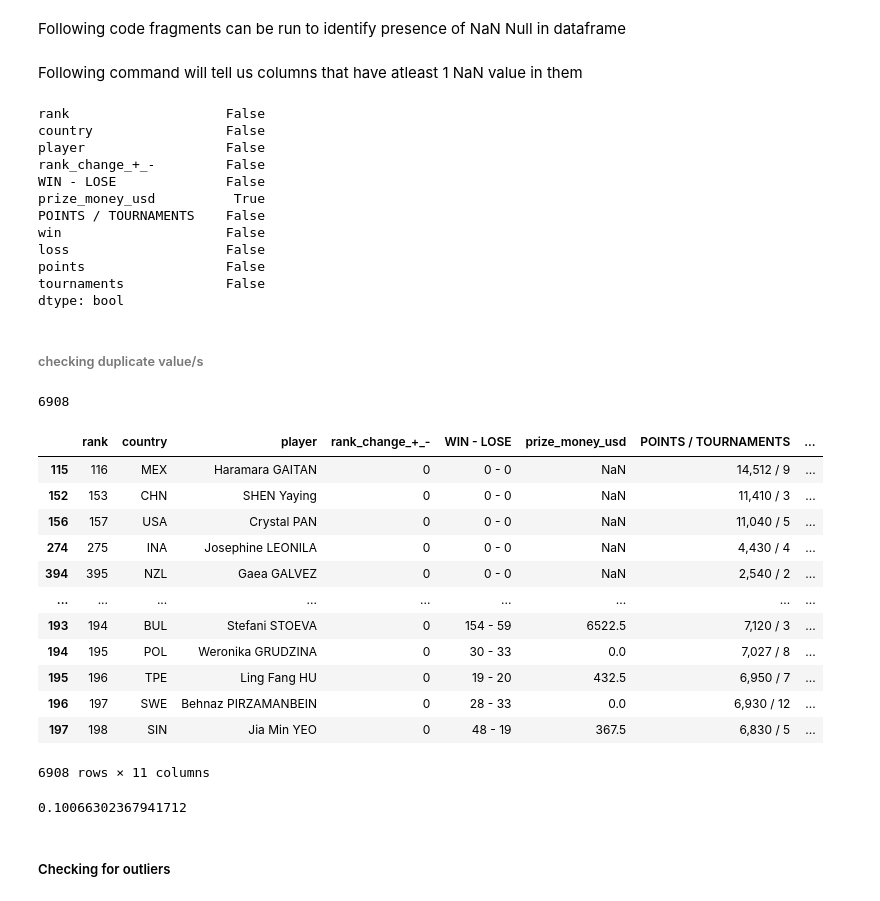
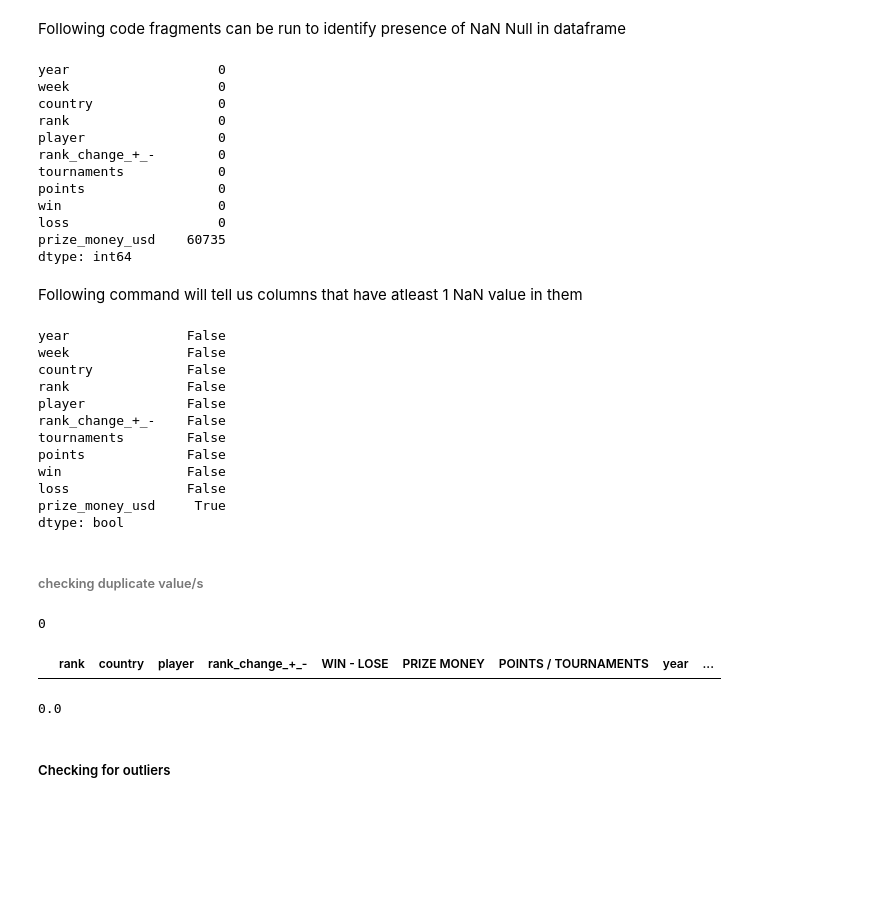
Before and after one commit to sdaphtardar/bwf-data, a Jupyter notebook: Data_Analysis_BWF-data.ipynb, the cells around one changed output. Cells and saved outputs as stored; diff of their text form; code cells hidden in the pictures; blank space fills up the shorter version.

```diff
--- a/Data_Analysis_BWF-data.ipynb
+++ b/Data_Analysis_BWF-data.ipynb
@@ -477,0 +528,2 @@ df.sample(7)
+# %%
+df['week_new']=df['week_new'].astype('int32')
@@ -517,2 +605,4 @@ df['year']=df['year'].astype('int')
+# %%
+df_new=df[['year', 'week_new','country','rank', 'player', 'rank_change_+_-','tournaments','points','win','loss','prize_money_usd' ]]
 # %% [markdown]
 ###### Test
@@ -565,2 +625,0 @@ Name: week, dtype: object
-# %%
-df['week']=df['week'].map(lambda x:x[1:])
@@ -578,2 +626,4 @@ df.sample(7)
+# %%
+df_new=df_new.rename(columns={'week_new':'week'})
 # %% [markdown]
 ###### Test
@@ -626,50 +657,51 @@ KeyError: "['change_+_-'] not in index"
 # %% [markdown]
 Following code fragments can be run to identify presence of NaN Null in dataframe
 # %%
-df.isnull().sum()
+df_new.isnull().sum()
+# %% [output]
+year                   0
+week                   0
+country                0
+rank                   0
+player                 0
+rank_change_+_-        0
+tournaments            0
+points                 0
+win                    0
+loss                   0
+prize_money_usd    60735
+dtype: int64
 # %% [markdown]
 Following command will tell us columns that have atleast 1 NaN value in them
 # %%
-df.isnull().any(axis=0)
+df_new.isnull().any(axis=0)
 # %% [output]
-rank                    False
-country                 False
-player                  False
-rank_change_+_-         False
-WIN - LOSE              False
-prize_money_usd          True
-POINTS / TOURNAMENTS    False
-win                     False
-loss                    False
-points                  False
-tournaments             False
+year               False
+week               False
+country            False
+rank               False
+player             False
+rank_change_+_-    False
+tournaments        False
+points             False
+win                False
+loss               False
+prize_money_usd     True
 dtype: bool
 # %% [markdown]
 ###### checking duplicate value/s
 # %%
-sum(df.duplicated())
+sum(df_new.duplicated())
 # %% [output]
-6908
+0
 # %%
-df[df.duplicated()]
+df[df_new.duplicated()]
 # %% [output]
-|  | rank | country | player | rank_change_+_- | WIN - LOSE | prize_money_usd | POINTS / TOURNAMENTS | ... |
-| 115 | 116 | MEX | Haramara GAITAN | 0 | 0 - 0 | NaN | 14,512 / 9 | ... |
-| 152 | 153 | CHN | SHEN Yaying | 0 | 0 - 0 | NaN | 11,410 / 3 | ... |
-| 156 | 157 | USA | Crystal PAN | 0 | 0 - 0 | NaN | 11,040 / 5 | ... |
-| 274 | 275 | INA | Josephine LEONILA | 0 | 0 - 0 | NaN | 4,430 / 4 | ... |
-| 394 | 395 | NZL | Gaea GALVEZ | 0 | 0 - 0 | NaN | 2,540 / 2 | ... |
-| ... | ... | ... | ... | ... | ... | ... | ... | ... |
-| 193 | 194 | BUL | Stefani STOEVA | 0 | 154 - 59 | 6522.5 | 7,120 / 3 | ... |
-| 194 | 195 | POL | Weronika GRUDZINA | 0 | 30 - 33 | 0.0 | 7,027 / 8 | ... |
-| 195 | 196 | TPE | Ling Fang HU | 0 | 19 - 20 | 432.5 | 6,950 / 7 | ... |
-| 196 | 197 | SWE | Behnaz PIRZAMANBEIN | 0 | 28 - 33 | 0.0 | 6,930 / 12 | ... |
-| 197 | 198 | SIN | Jia Min YEO | 0 | 48 - 19 | 367.5 | 6,830 / 5 | ... |
+|  | rank | country | player | rank_change_+_- | WIN - LOSE | PRIZE MONEY | POINTS / TOURNAMENTS | year | ... |
-6908 rows × 11 columns
 # %%
-sum(df.duplicated()) / df.shape[0]
+sum(df_new.duplicated()) / df_new.shape[0]
 # %% [output]
-0.10066302367941712
+0.0
 # %% [markdown]
 ##### Checking for outliers
 # %%
```
Also changed, not shown: parts of 67 cells of this notebook.
